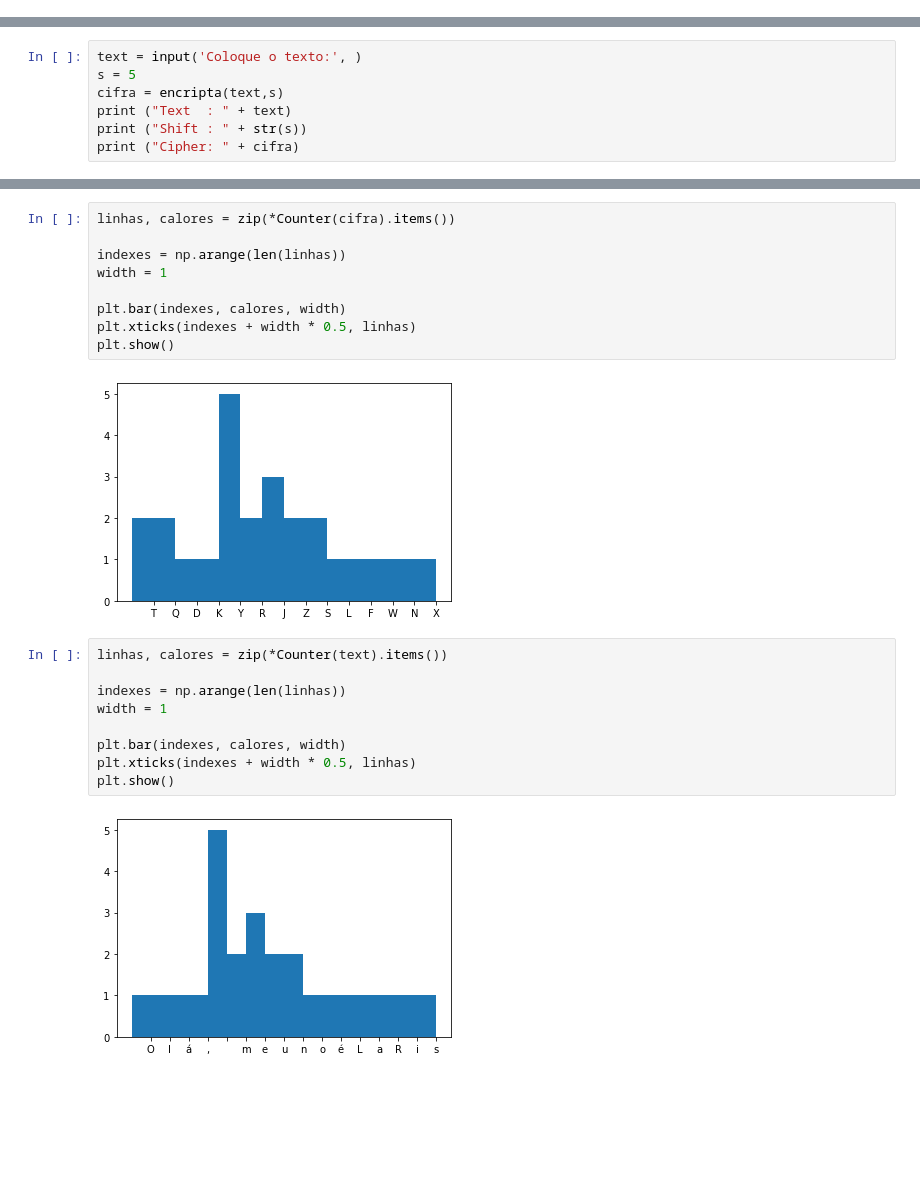
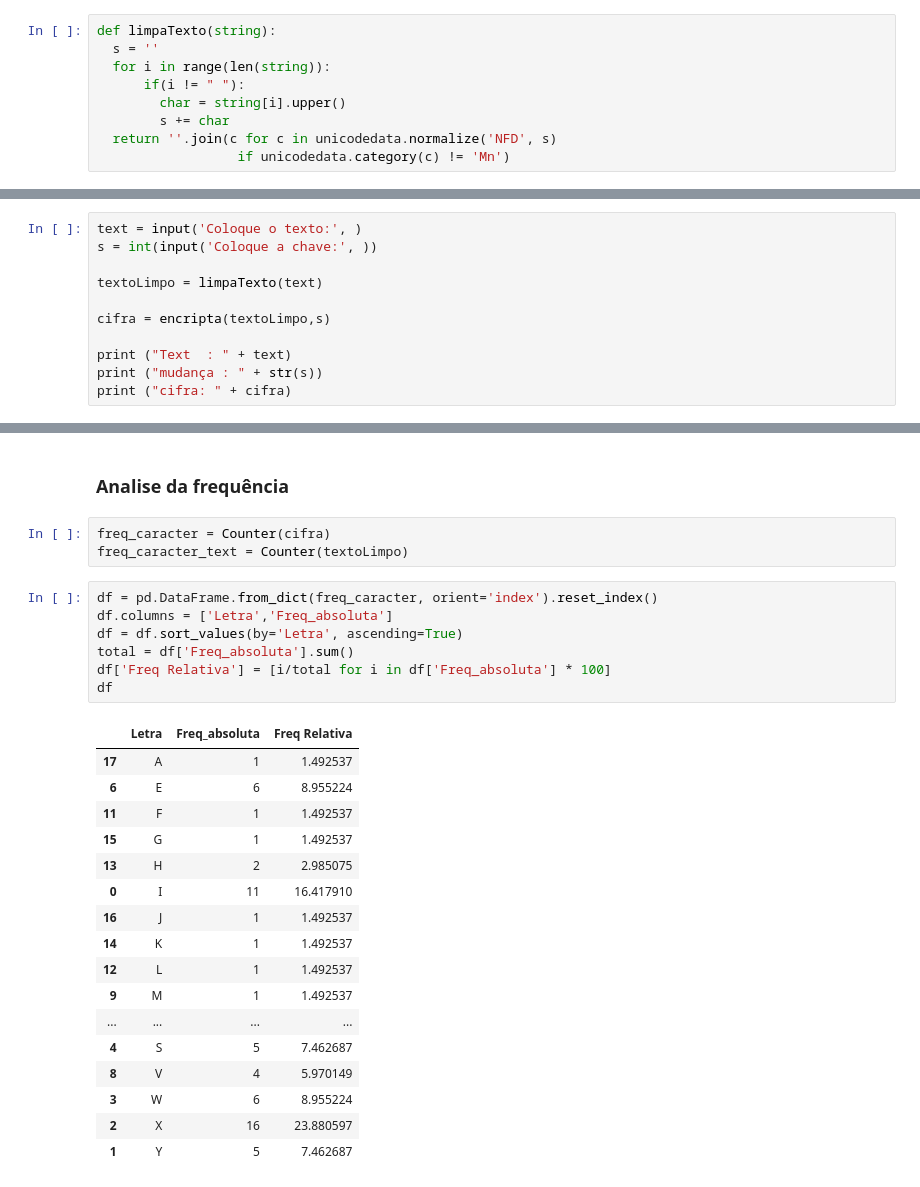
Before and after one commit to LuanCiribelli/seguranca_dcc075_2022, a Jupyter notebook: cifraCesar.ipynb, the cells around one changed output, grey strips where cells are left out. Drawn from its saved outputs; the diff is of its cells as text; blank space fills up the shorter version.

```diff
--- a/cifraCesar.ipynb
+++ b/cifraCesar.ipynb
@@ -19 +19,10 @@ def encripta(string,chave):
     return encriptada
+# %%
+def limpaTexto(string):
+  s = ''
+  for i in range(len(string)):
+      if(i != " "):
+        char = string[i].upper()
+        s += char
+  return ''.join(c for c in unicodedata.normalize('NFD', s)
+                  if unicodedata.category(c) != 'Mn')
@@ -20,8 +31,12 @@ def encripta(string,chave):
 # %%
 text = input('Coloque o texto:', )
-s = 5
-cifra = encripta(text,s)
+s = int(input('Coloque a chave:', ))
+
+textoLimpo = limpaTexto(text)
+
+cifra = encripta(textoLimpo,s)
+
 print ("Text  : " + text)
-print ("Shift : " + str(s))
-print ("Cipher: " + cifra)
+print ("mudança : " + str(s))
+print ("cifra: " + cifra)
 # %% [output]
@@ -42,22 +48,30 @@ A frequência da letra 'Olá, meu nome é Luan Reis' no texto é :
-# %%
-linhas, calores = zip(*Counter(cifra).items())
-
-indexes = np.arange(len(linhas))
-width = 1
-
-plt.bar(indexes, calores, width)
-plt.xticks(indexes + width * 0.5, linhas)
-plt.show()
-# %% [output]
-[figure, removed]
-# %%
-linhas, calores = zip(*Counter(text).items())
-
-indexes = np.arange(len(linhas))
-width = 1
-
-plt.bar(indexes, calores, width)
-plt.xticks(indexes + width * 0.5, linhas)
-plt.show()
-# %% [output]
-[figure, removed]
+# %% [markdown]
+### Analise da frequência
+# %%
+freq_caracter = Counter(cifra)
+freq_caracter_text = Counter(textoLimpo)
+# %%
+df = pd.DataFrame.from_dict(freq_caracter, orient='index').reset_index()
+df.columns = ['Letra','Freq_absoluta']
+df = df.sort_values(by='Letra', ascending=True)
+total = df['Freq_absoluta'].sum()
+df['Freq Relativa'] = [i/total for i in df['Freq_absoluta'] * 100]
+df
+# %% [output]
+|  | Letra | Freq_absoluta | Freq Relativa |
+| 17 | A | 1 | 1.492537 |
+| 6 | E | 6 | 8.955224 |
+| 11 | F | 1 | 1.492537 |
+| 15 | G | 1 | 1.492537 |
+| 13 | H | 2 | 2.985075 |
+| 0 | I | 11 | 16.417910 |
+| 16 | J | 1 | 1.492537 |
+| 14 | K | 1 | 1.492537 |
+| 12 | L | 1 | 1.492537 |
+| 9 | M | 1 | 1.492537 |
+| ... | ... | ... | ... |
+| 4 | S | 5 | 7.462687 |
+| 8 | V | 4 | 5.970149 |
+| 3 | W | 6 | 8.955224 |
+| 2 | X | 16 | 23.880597 |
+| 1 | Y | 5 | 7.462687 |
```
Also changed, not shown: parts of 10 cells of this notebook.
